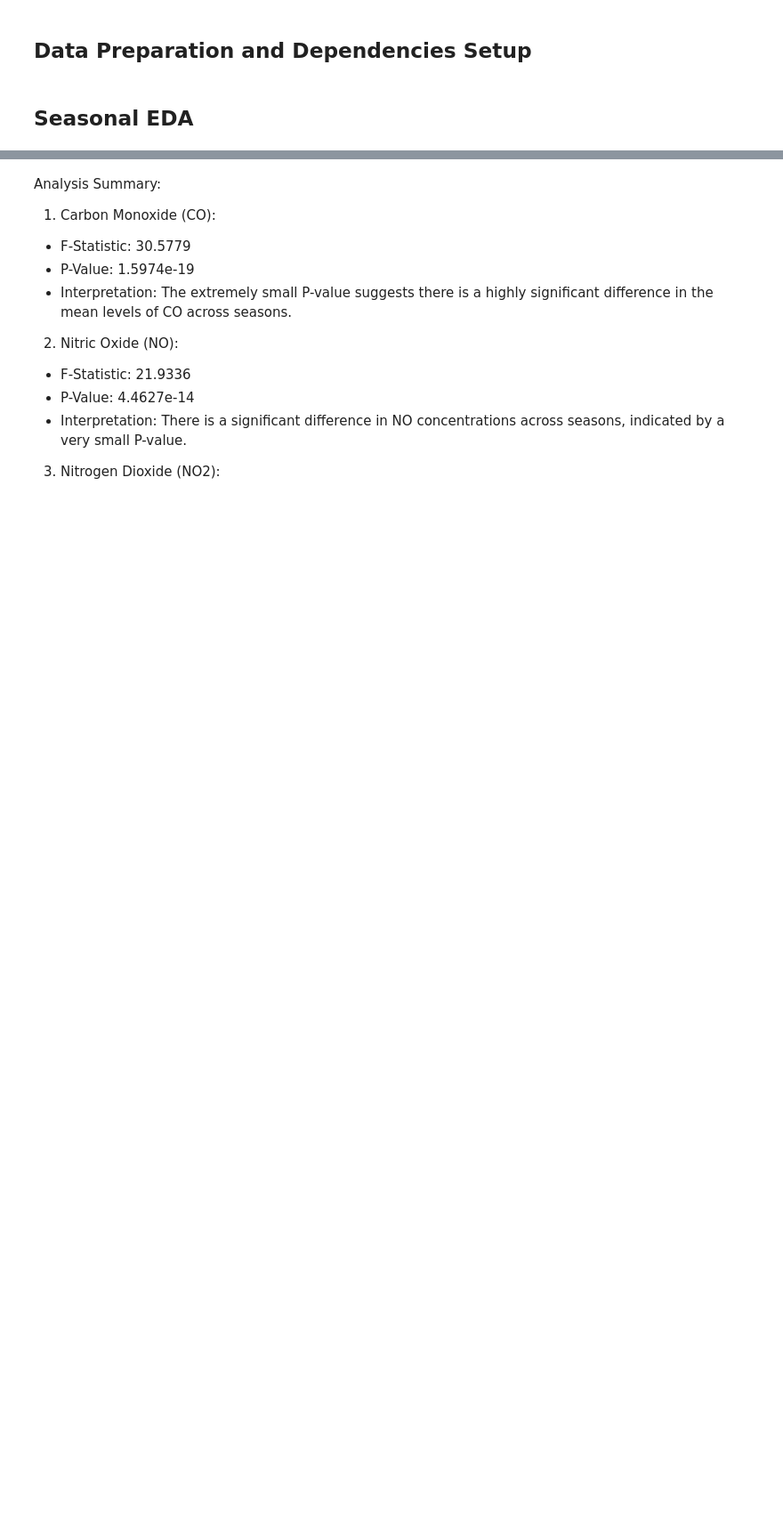
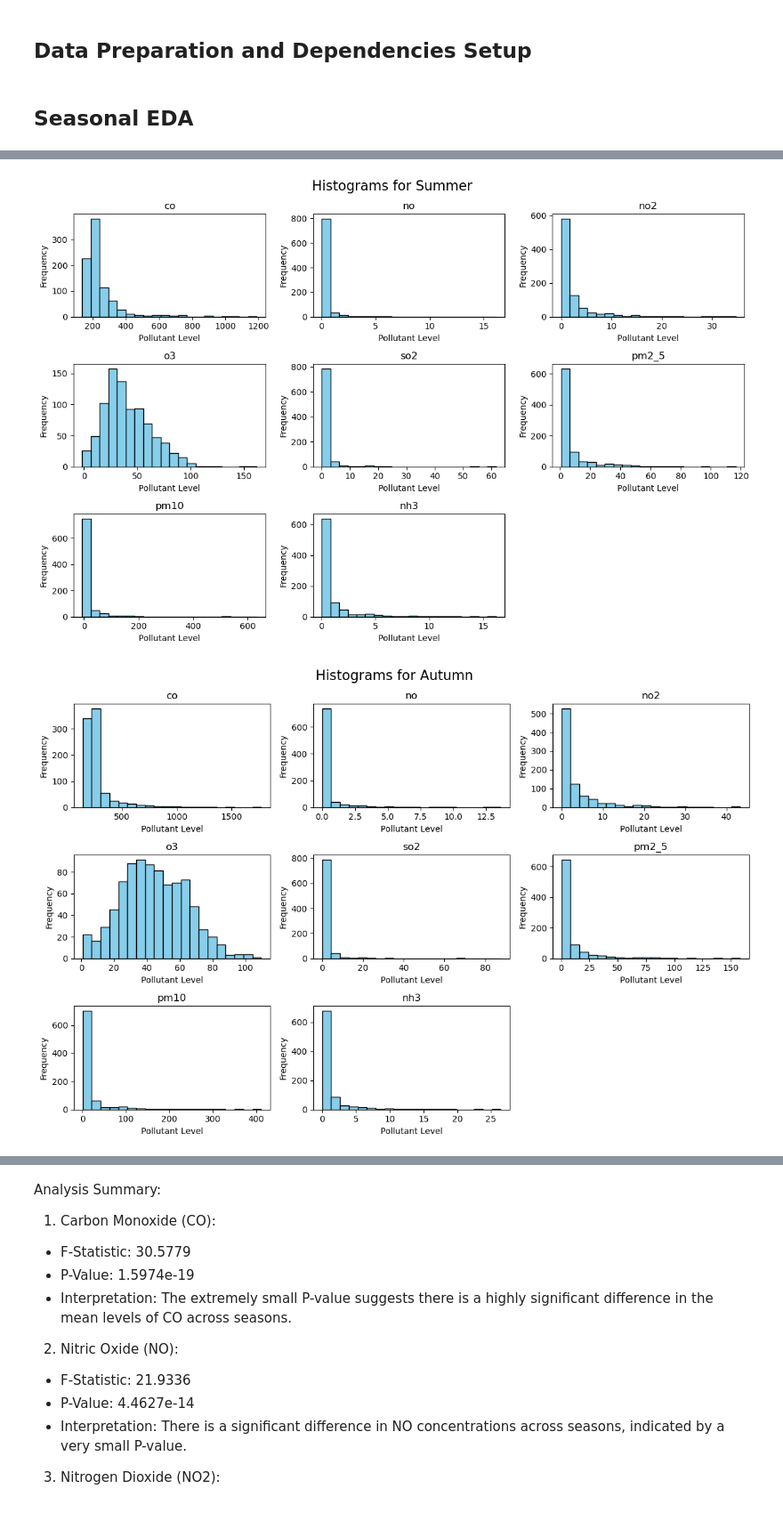
Before and after one commit to Whereiswendy/PolutionEffects-APIStudy, a Jupyter notebook: Statistics/exploratory_data_analysis_ww.ipynb, the cells around one changed output, grey strips where cells are left out. Shown at 89% size. Drawn from its saved outputs; the diff is of its cells as text; code cells hidden in the pictures; blank space fills up the shorter version.

Commit message:
Updating seasonal stats analysis and outputs

```diff
--- a/Statistics/exploratory_data_analysis_ww.ipynb
+++ b/Statistics/exploratory_data_analysis_ww.ipynb
@@ -138,0 +263,24 @@ print(sorted_transposed_stats_by_season)
+# %%
+# Iterate over each season
+for season in seasons:
+    # Filter data for the current season
+    season_data = seasonal_pollution_clean_df[seasonal_pollution_clean_df['Season'] == season]
+
+    # Create a new figure for the current season
+    plt.figure(figsize=(12, 8))
+
+    # Iterate over each pollutant
+    for idx, pollutant in enumerate(pollutants, start=1):
+        plt.subplot(3, 3, idx)  # Create subplots for each pollutant
+        plt.hist(season_data[pollutant].dropna(), bins=20, color='skyblue', edgecolor='black')  # Plot histogram
+        plt.title(pollutant)  # Set title
+        plt.xlabel('Pollutant Level')  # Set x-axis label
+        plt.ylabel('Frequency')  # Set y-axis label
+
+    # Set overall title for the season
+    plt.suptitle(f'Histograms for {season}', fontsize=16)
+    plt.tight_layout()  # Adjust layout
+    plt.show()  # Show plot
+# %% [output]
+[figure, added]
+[figure, added]
```
Also changed, not shown: parts of 37 cells of this notebook, 23 other files.
